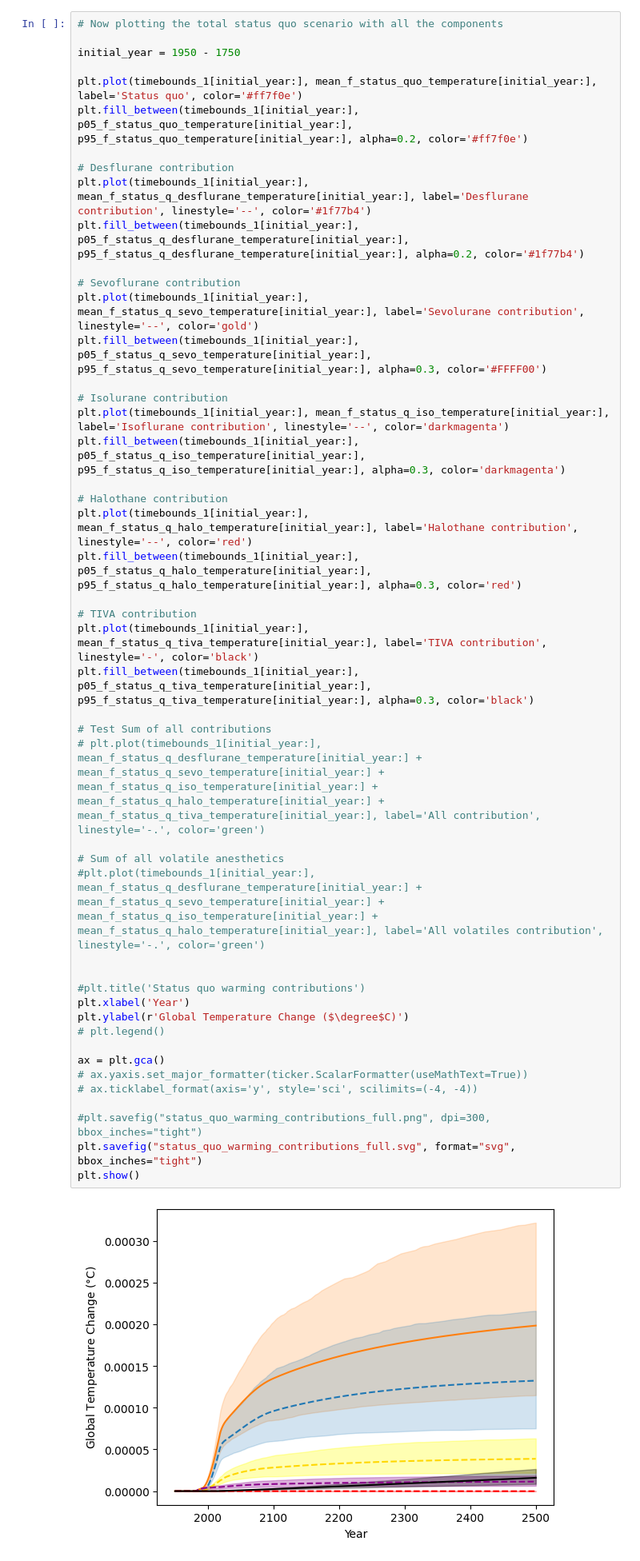
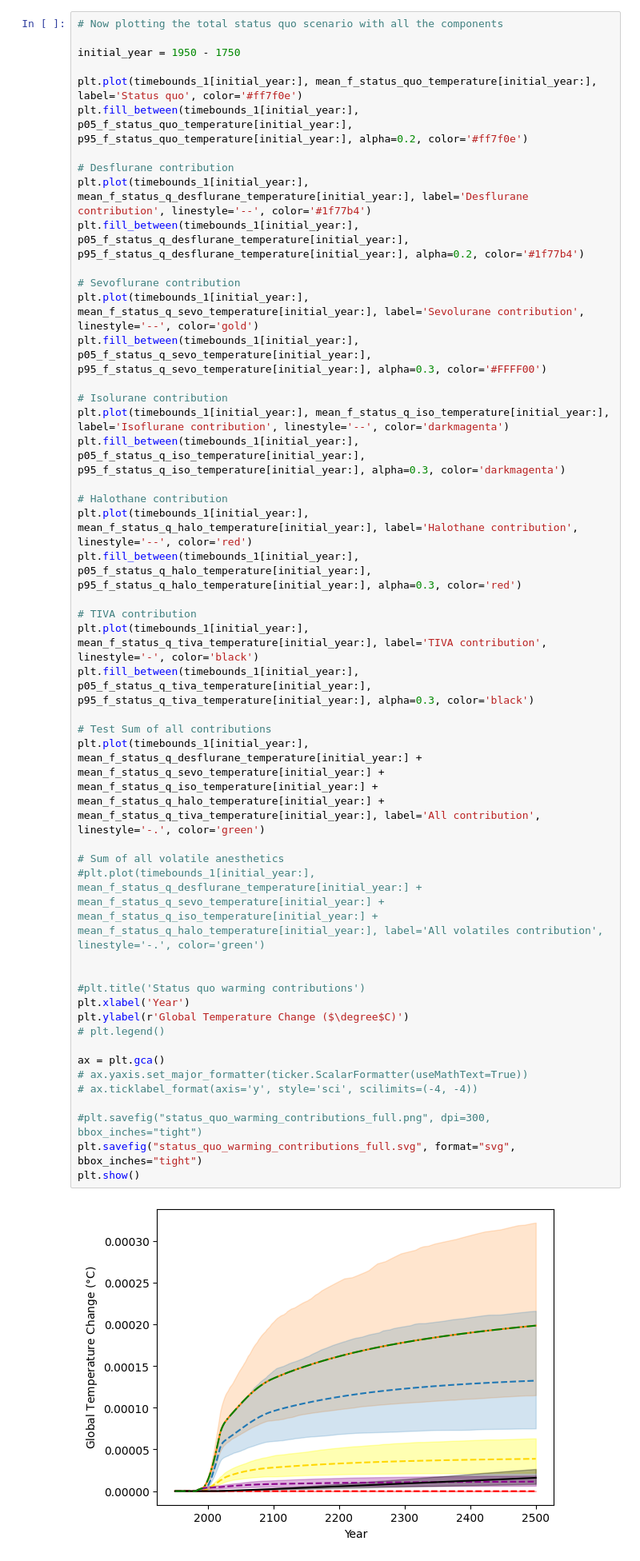
Before and after one commit to alejandroromeroprieto/anaesthetic-project, a Jupyter notebook: notebooks/paper_plots_status_quo_decomposition.ipynb, the cells around one changed output. Shown at 80% size. Drawn from its saved outputs; the diff is of its cells as text.

```diff
--- a/notebooks/paper_plots_status_quo_decomposition.ipynb
+++ b/notebooks/paper_plots_status_quo_decomposition.ipynb
@@ -958,35 +958,35 @@ plt.fill_between(timebounds_1[initial_year:], p05_f_status_q_sevo_temperature[in
 plt.plot(timebounds_1[initial_year:], mean_f_status_q_iso_temperature[initial_year:], label='Isoflurane contribution', linestyle='--', color='darkmagenta')
 plt.fill_between(timebounds_1[initial_year:], p05_f_status_q_iso_temperature[initial_year:], p95_f_status_q_iso_temperature[initial_year:], alpha=0.3, color='darkmagenta')
 
 # Halothane contribution
 plt.plot(timebounds_1[initial_year:], mean_f_status_q_halo_temperature[initial_year:], label='Halothane contribution', linestyle='--', color='red')
 plt.fill_between(timebounds_1[initial_year:], p05_f_status_q_halo_temperature[initial_year:], p95_f_status_q_halo_temperature[initial_year:], alpha=0.3, color='red')
 
 # TIVA contribution
 plt.plot(timebounds_1[initial_year:], mean_f_status_q_tiva_temperature[initial_year:], label='TIVA contribution', linestyle='-', color='black')
 plt.fill_between(timebounds_1[initial_year:], p05_f_status_q_tiva_temperature[initial_year:], p95_f_status_q_tiva_temperature[initial_year:], alpha=0.3, color='black')
 
 # Test Sum of all contributions
-# plt.plot(timebounds_1[initial_year:], mean_f_status_q_desflurane_temperature[initial_year:] + mean_f_status_q_sevo_temperature[initial_year:] + mean_f_status_q_iso_temperature[initial_year:] + mean_f_status_q_halo_temperature[initial_year:] + mean_f_status_q_tiva_temperature[initial_year:], label='All contribution', linestyle='-.', color='green')
+plt.plot(timebounds_1[initial_year:], mean_f_status_q_desflurane_temperature[initial_year:] + mean_f_status_q_sevo_temperature[initial_year:] + mean_f_status_q_iso_temperature[initial_year:] + mean_f_status_q_halo_temperature[initial_year:] + mean_f_status_q_tiva_temperature[initial_year:], label='All contribution', linestyle='-.', color='green')
 
 # Sum of all volatile anesthetics
 #plt.plot(timebounds_1[initial_year:], mean_f_status_q_desflurane_temperature[initial_year:] + mean_f_status_q_sevo_temperature[initial_year:] + mean_f_status_q_iso_temperature[initial_year:] + mean_f_status_q_halo_temperature[initial_year:], label='All volatiles contribution', linestyle='-.', color='green')
 
 
 #plt.title('Status quo warming contributions')
 plt.xlabel('Year')
 plt.ylabel(r'Global Temperature Change ($\degree$C)')
 # plt.legend()
 
 ax = plt.gca()
 # ax.yaxis.set_major_formatter(ticker.ScalarFormatter(useMathText=True))
 # ax.ticklabel_format(axis='y', style='sci', scilimits=(-4, -4))
 
 #plt.savefig("status_quo_warming_contributions_full.png", dpi=300, bbox_inches="tight")
 plt.savefig("status_quo_warming_contributions_full.svg", format="svg", bbox_inches="tight")
 plt.show()
 # %% [output]
-[figure, old version]
+[figure, new version]
 # %%
 scale = 1e-4
 
```
Also changed, not shown: 2 other files.
